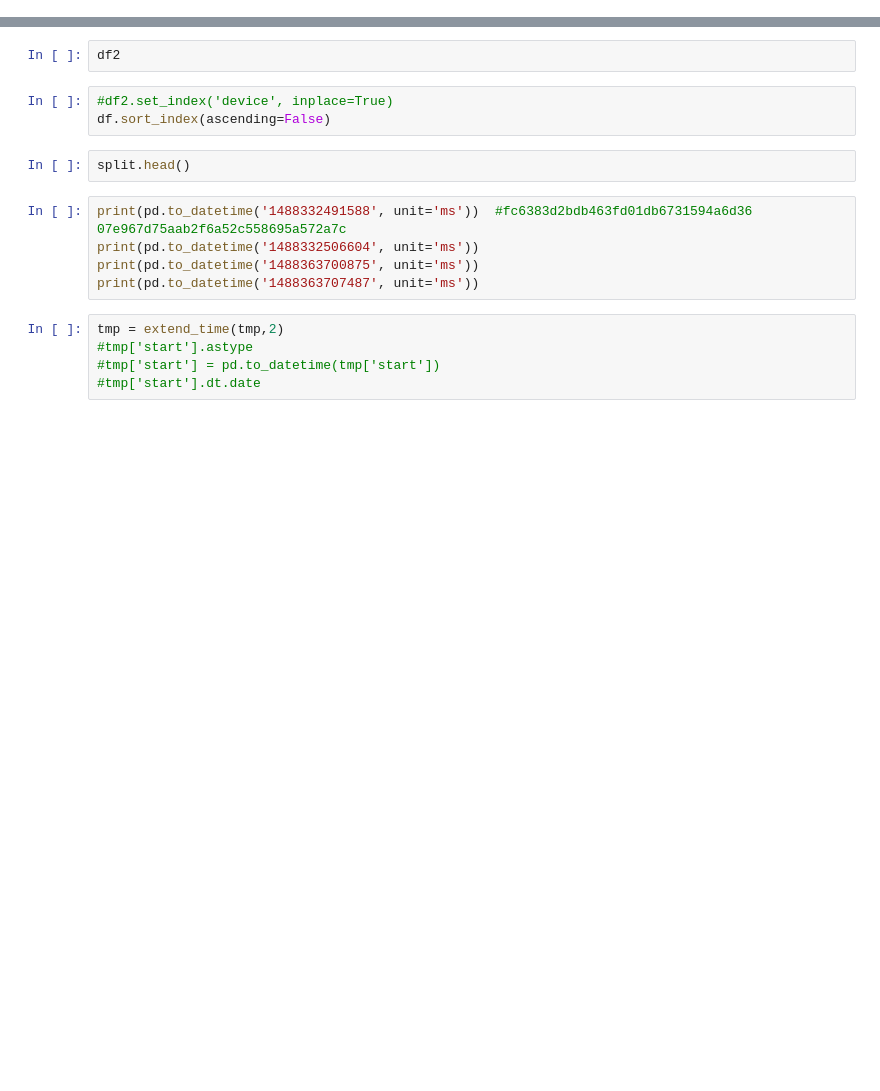
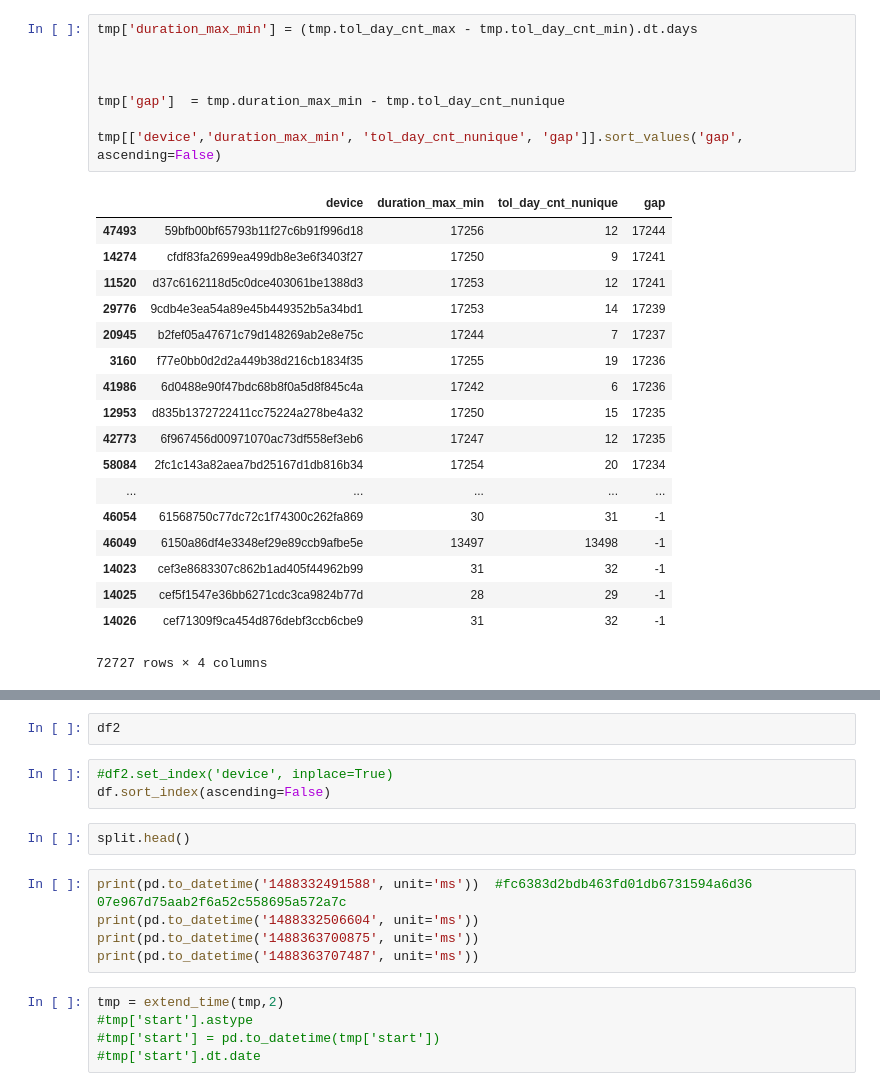
Before and after one commit to Flyfoxs/tinymind_sex_age, a Jupyter notebook: analysis.ipynb, the cells around one changed output, grey strips where cells are left out. Cells and saved outputs as stored; diff of their text form; blank space fills up the shorter version.

```diff
--- a/analysis.ipynb
+++ b/analysis.ipynb
@@ -22,0 +94,27 @@ print(len(df_all.columns.unique()))
+# %%
+tmp['duration_max_min'] = (tmp.tol_day_cnt_max - tmp.tol_day_cnt_min).dt.days
+
+
+
+tmp['gap']  = tmp.duration_max_min - tmp.tol_day_cnt_nunique
+
+tmp[['device','duration_max_min', 'tol_day_cnt_nunique', 'gap']].sort_values('gap', ascending=False)
+# %% [output]
+|  | device | duration_max_min | tol_day_cnt_nunique | gap |
+| 47493 | 59bfb00bf65793b11f27c6b91f996d18 | 17256 | 12 | 17244 |
+| 14274 | cfdf83fa2699ea499db8e3e6f3403f27 | 17250 | 9 | 17241 |
+| 11520 | d37c6162118d5c0dce403061be1388d3 | 17253 | 12 | 17241 |
+| 29776 | 9cdb4e3ea54a89e45b449352b5a34bd1 | 17253 | 14 | 17239 |
+| 20945 | b2fef05a47671c79d148269ab2e8e75c | 17244 | 7 | 17237 |
+| 3160 | f77e0bb0d2d2a449b38d216cb1834f35 | 17255 | 19 | 17236 |
+| 41986 | 6d0488e90f47bdc68b8f0a5d8f845c4a | 17242 | 6 | 17236 |
+| 12953 | d835b1372722411cc75224a278be4a32 | 17250 | 15 | 17235 |
+| 42773 | 6f967456d00971070ac73df558ef3eb6 | 17247 | 12 | 17235 |
+| 58084 | 2fc1c143a82aea7bd25167d1db816b34 | 17254 | 20 | 17234 |
+| ... | ... | ... | ... | ... |
+| 46054 | 61568750c77dc72c1f74300c262fa869 | 30 | 31 | -1 |
+| 46049 | 6150a86df4e3348ef29e89ccb9afbe5e | 13497 | 13498 | -1 |
+| 14023 | cef3e8683307c862b1ad405f44962b99 | 31 | 32 | -1 |
+| 14025 | cef5f1547e36bb6271cdc3ca9824b77d | 28 | 29 | -1 |
+| 14026 | cef71309f9ca454d876debf3ccb6cbe9 | 31 | 32 | -1 |
+72727 rows × 4 columns
```
Also changed, not shown: parts of 16 cells of this notebook, 5 other files.
